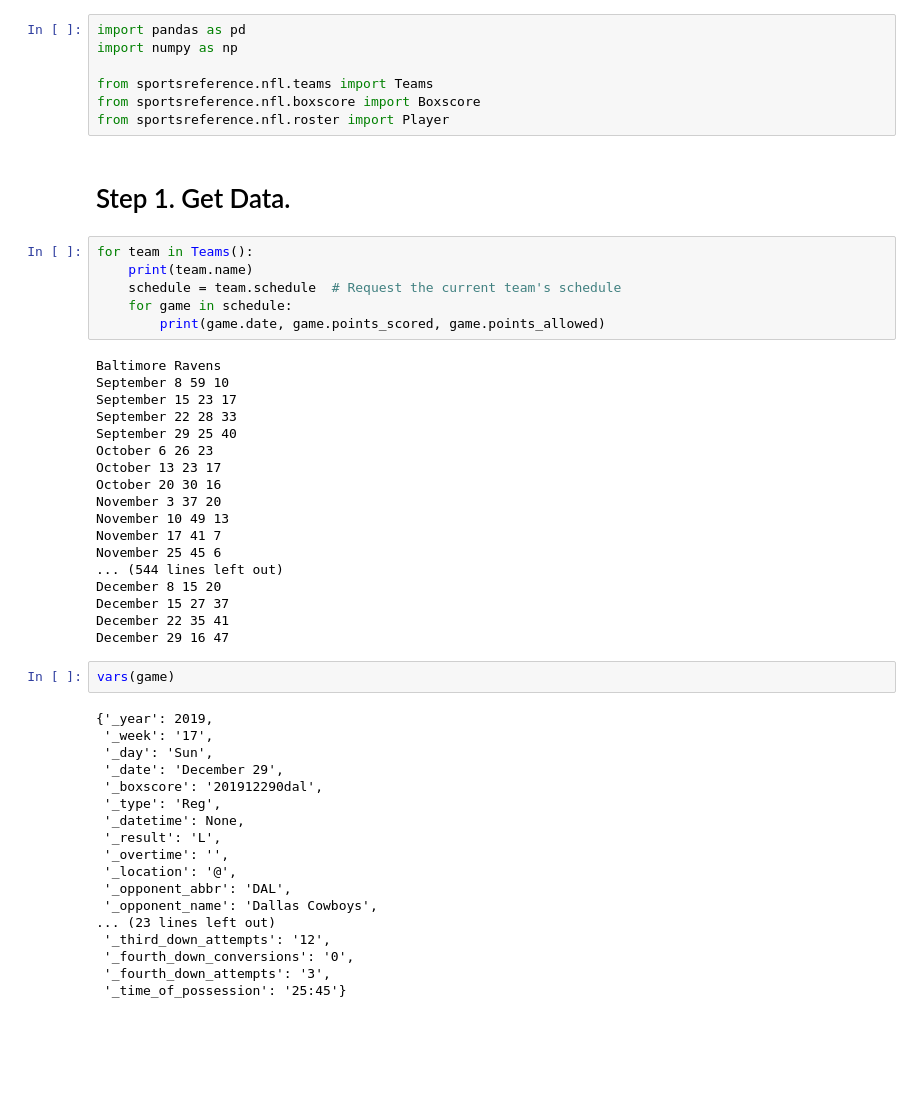
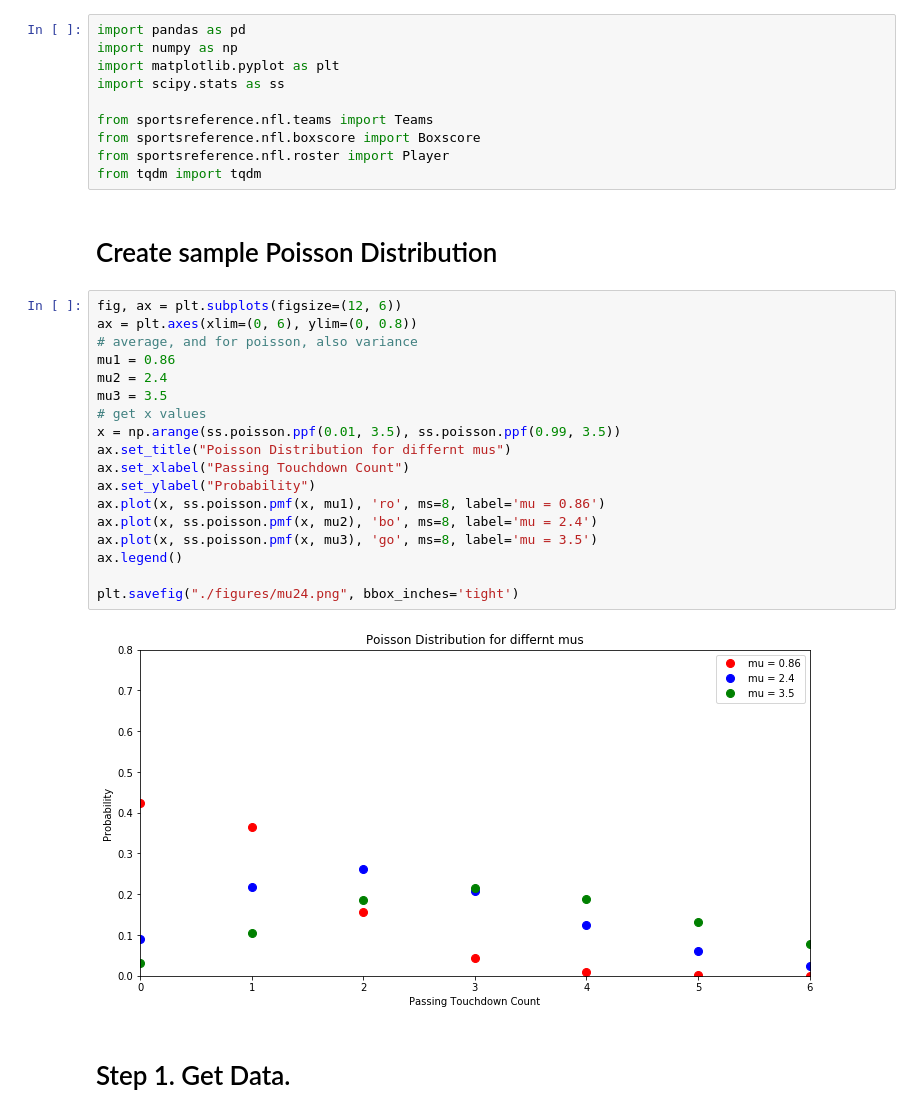
Before and after one commit to btatkinson/Poisson, a Jupyter notebook: Poisson.ipynb, the cells around one changed output. Cells and saved outputs as stored; diff of their text form; blank space fills up the shorter version.

```diff
--- a/Poisson.ipynb
+++ b/Poisson.ipynb
@@ -1,53 +1,34 @@
 # %%
 import pandas as pd
 import numpy as np
+import matplotlib.pyplot as plt
+import scipy.stats as ss
 
 from sportsreference.nfl.teams import Teams
 from sportsreference.nfl.boxscore import Boxscore
 from sportsreference.nfl.roster import Player
+from tqdm import tqdm
+# %% [markdown]
+# Create sample Poisson Distribution
+# %%
+fig, ax = plt.subplots(figsize=(12, 6))
+ax = plt.axes(xlim=(0, 6), ylim=(0, 0.8))
+# average, and for poisson, also variance
+mu1 = 0.86
+mu2 = 2.4
+mu3 = 3.5
+# get x values
+x = np.arange(ss.poisson.ppf(0.01, 3.5), ss.poisson.ppf(0.99, 3.5))
+ax.set_title("Poisson Distribution for differnt mus")
+ax.set_xlabel("Passing Touchdown Count")
+ax.set_ylabel("Probability")
+ax.plot(x, ss.poisson.pmf(x, mu1), 'ro', ms=8, label='mu = 0.86')
+ax.plot(x, ss.poisson.pmf(x, mu2), 'bo', ms=8, label='mu = 2.4')
+ax.plot(x, ss.poisson.pmf(x, mu3), 'go', ms=8, label='mu = 3.5')
+ax.legend()
+
+plt.savefig("./figures/mu24.png", bbox_inches='tight')
+# %% [output]
+[figure, added]
 # %% [markdown]
 # Step 1. Get Data.
-# %%
-for team in Teams():
-    print(team.name)
-    schedule = team.schedule  # Request the current team's schedule
-    for game in schedule:
-        print(game.date, game.points_scored, game.points_allowed)
-# %% [output]
-Baltimore Ravens
-September 8 59 10
-September 15 23 17
-September 22 28 33
-September 29 25 40
-October 6 26 23
-October 13 23 17
-October 20 30 16
-November 3 37 20
-November 10 49 13
-November 17 41 7
-November 25 45 6
-... (544 lines left out)
-December 8 15 20
-December 15 27 37
-December 22 35 41
-December 29 16 47
-# %%
-vars(game)
-# %% [output]
-{'_year': 2019,
- '_week': '17',
- '_day': 'Sun',
- '_date': 'December 29',
- '_boxscore': '201912290dal',
- '_type': 'Reg',
- '_datetime': None,
- '_result': 'L',
- '_overtime': '',
- '_location': '@',
- '_opponent_abbr': 'DAL',
- '_opponent_name': 'Dallas Cowboys',
-... (23 lines left out)
- '_third_down_attempts': '12',
- '_fourth_down_conversions': '0',
- '_fourth_down_attempts': '3',
- '_time_of_possession': '25:45'}
```
Also changed, not shown: parts of 45 cells of this notebook, 7 other files.
